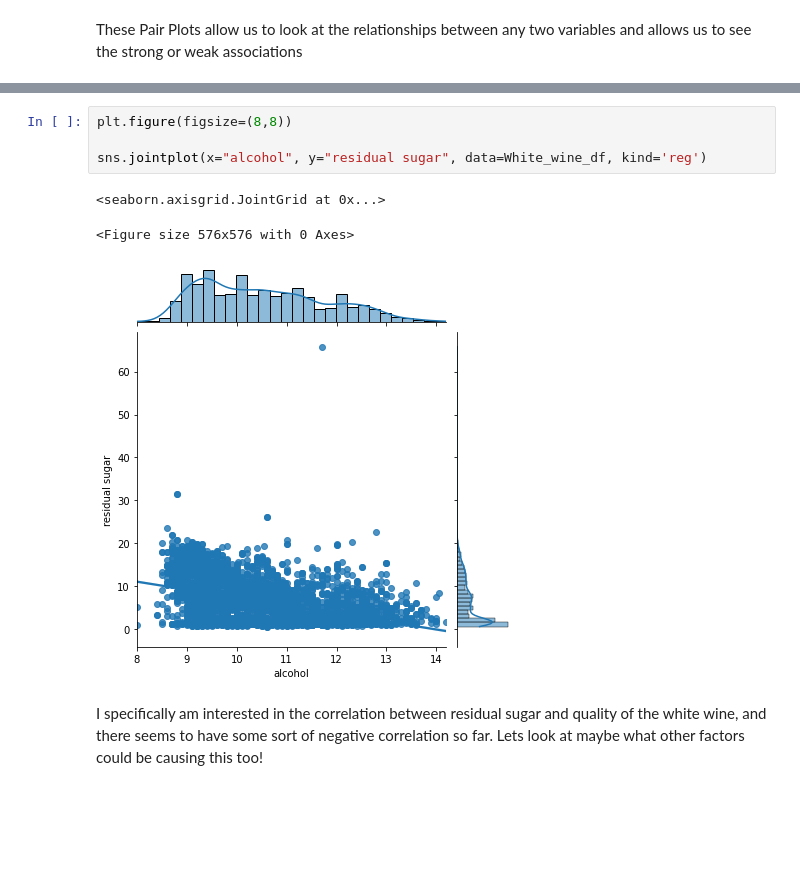
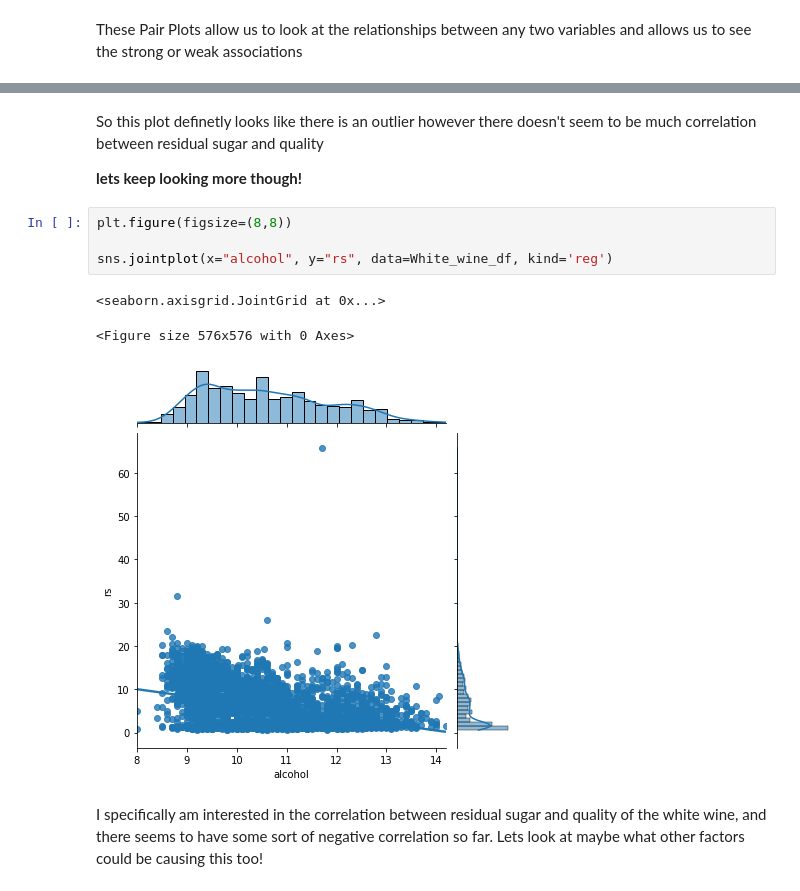
Before and after one commit to data301-2020-winter1/course-project-group_6006, a Jupyter notebook: analysis/Isaac/Milestone 2.ipynb, the cells around one changed output, grey strips where cells are left out. Cells and saved outputs as stored; diff of their text form; blank space fills up the shorter version.

```diff
--- a/analysis/Isaac/Milestone 2.ipynb
+++ b/analysis/Isaac/Milestone 2.ipynb
@@ -122,11 +135,15 @@ These Pair Plots allow us to look at the relationships between any two variables
+# %% [markdown]
+So this plot definetly looks like there is an outlier however there doesn't seem to be much correlation between residual sugar and quality
+
+**lets keep looking more though!**
 # %%
 plt.figure(figsize=(8,8))
 
-sns.jointplot(x="alcohol", y="residual sugar", data=White_wine_df, kind='reg')
+sns.jointplot(x="alcohol", y="rs", data=White_wine_df, kind='reg')
 # %% [output]
 <seaborn.axisgrid.JointGrid at 0x...>
 <Figure size 576x576 with 0 Axes>
-[figure, old version]
+[figure, new version]
 # %% [markdown]
 I specifically am interested in the correlation between residual sugar and quality of the white wine,
 and there seems to have some sort of negative correlation so far. Lets look at maybe what other factors could be causing this too!
```
Also changed, not shown: parts of 1 cell of this notebook.
